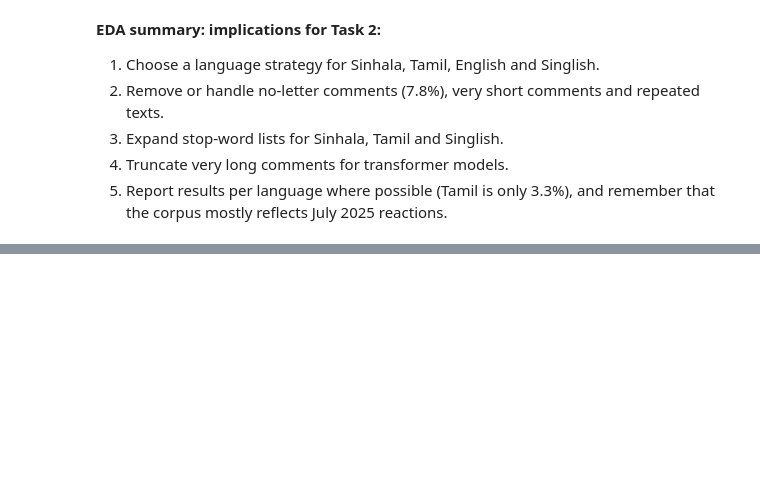
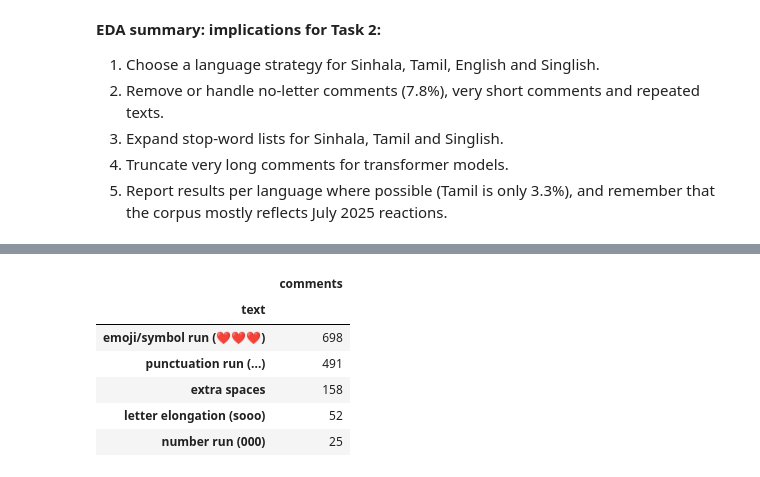
Before and after one commit to SiyumiJayawardhane/sl-edu-reform-voices, a Jupyter notebook: Solution_2410215.ipynb, the cells around one changed output, grey strips where cells are left out. Saved outputs shown, nothing was run; the diff lists cells and outputs as text; code cells hidden in the pictures; blank space fills up the shorter version.

Commit message:
Task 2.1: raw/processed file setup (raw MD5 recorded), noise audit and repeated-character breakdown

```diff
--- a/Solution_2410215.ipynb
+++ b/Solution_2410215.ipynb
@@ -911,0 +969,21 @@ Top bigrams (two-word phrases) per script:
+# %%
+def repeat_kinds(text):
+    kinds = set()
+    for full, ch in re.findall(r"((.)\2{2,})", text):
+        if ch in ".!?,-_~":   kinds.add("punctuation run (...)")
+        elif ch.isdigit():    kinds.add("number run (000)")
+        elif ch.isspace():    kinds.add("extra spaces")
+        elif ch.isalpha():    kinds.add("letter elongation (sooo)")
+        else:                 kinds.add("emoji/symbol run (❤❤❤)")
+    return list(kinds)
+
+(raw_df["text"].apply(repeat_kinds).explode().dropna()
+ .value_counts().to_frame("comments"))
+# %% [output]
+|  | comments |
+| text |  |
+| emoji/symbol run (❤❤❤) | 698 |
+| punctuation run (...) | 491 |
+| extra spaces | 158 |
+| letter elongation (sooo) | 52 |
+| number run (000) | 25 |
```
Also changed, not shown: parts of 3 cells of this notebook.
